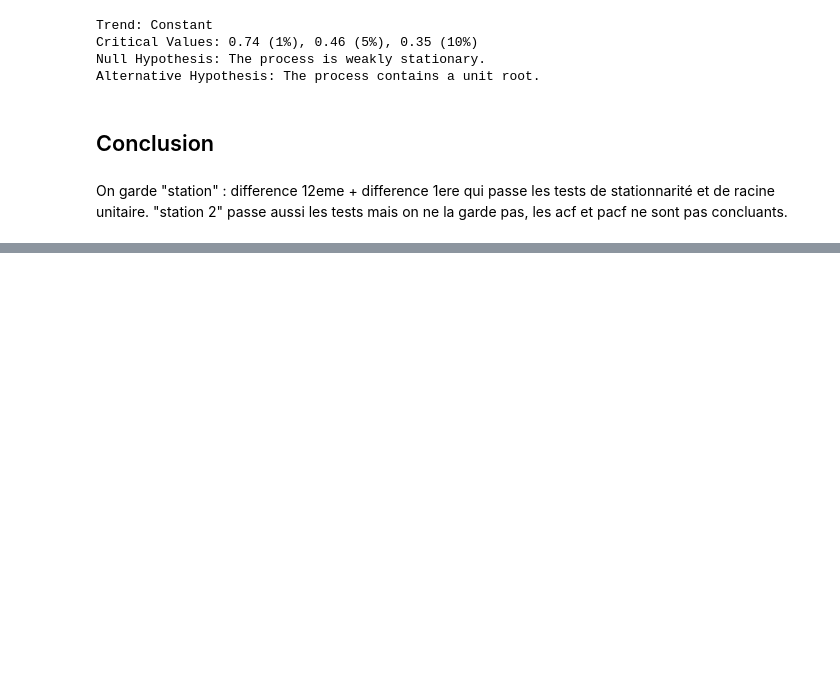
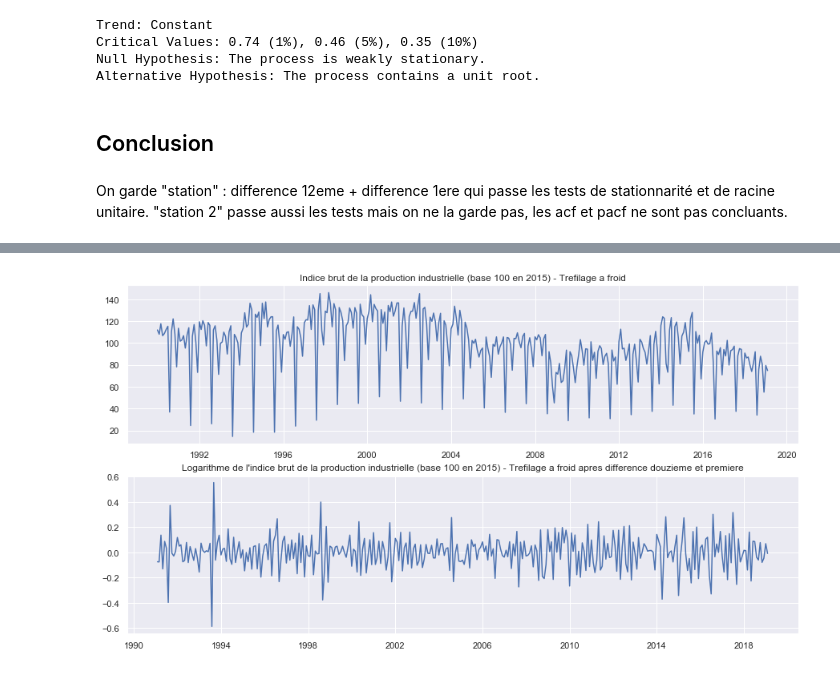
Before and after one commit to DimSum2k20/TimeSeries, a Jupyter notebook: partie1_etude_transform_serie.ipynb, the cells around one changed output, grey strips where cells are left out. Cells and saved outputs as stored; diff of their text form; code cells hidden in the pictures; blank space fills up the shorter version.

```diff
--- a/partie1_etude_transform_serie.ipynb
+++ b/partie1_etude_transform_serie.ipynb
@@ -369,0 +469,17 @@ station.to_csv("Trefilage/stationnaire.csv")
+# %%
+plt.figure(figsize=(15,8))
+
+plt.subplot(2, 1, 1)
+plt.plot(dfT)
+plt.title("Indice brut de la production industrielle (base 100 en 2015) - Trefilage a froid")
+#plt.ylabel, plt/xlabel
+
+plt.subplot(2, 1, 2)
+plt.plot(station)
+plt.title("Logarithme de l'indice brut de la production industrielle (base 100 en 2015) - Trefilage a froid apres difference douzieme et premiere")
+
+plt.savefig("reprgraphique.png")
+
+plt.show()
+# %% [output]
+[figure, added]
```
Also changed, not shown: parts of 16 cells of this notebook, 7 other files.
